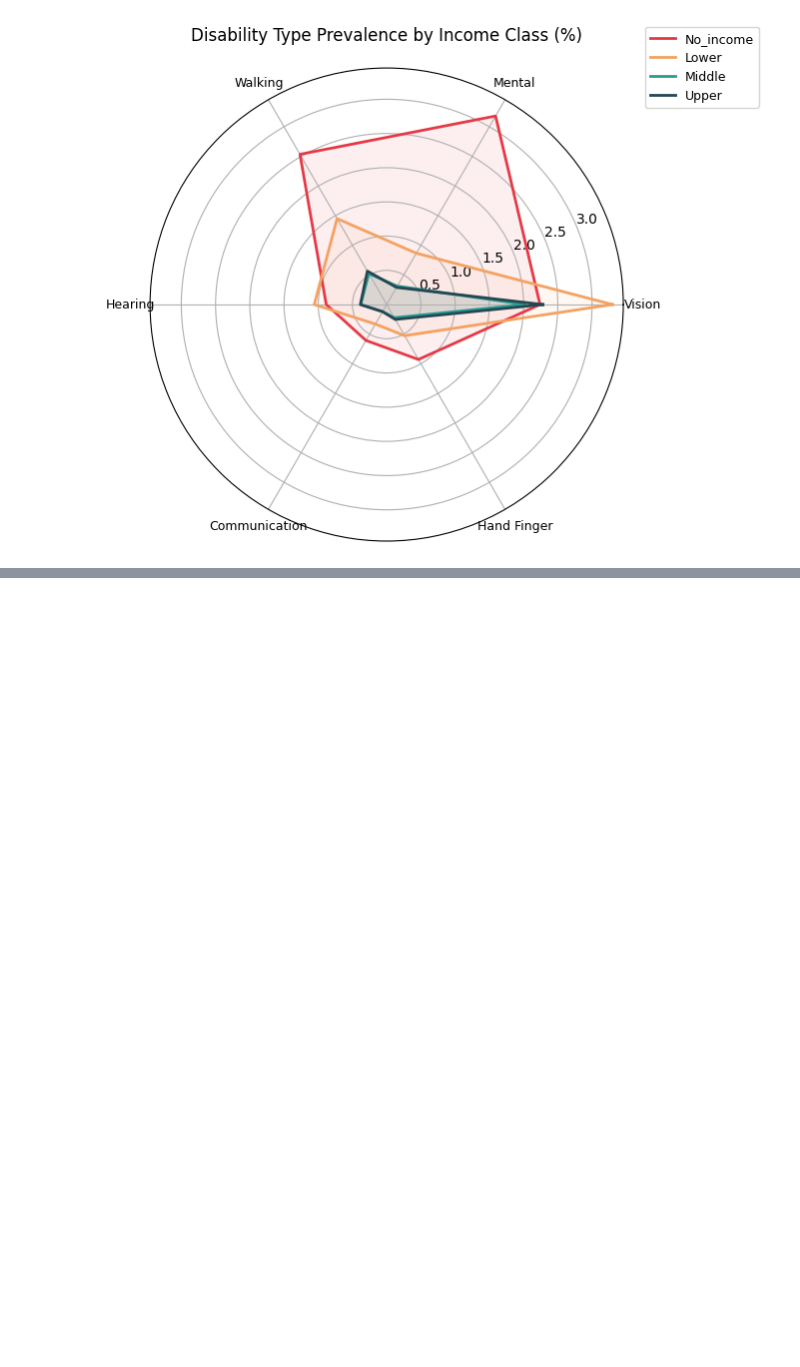
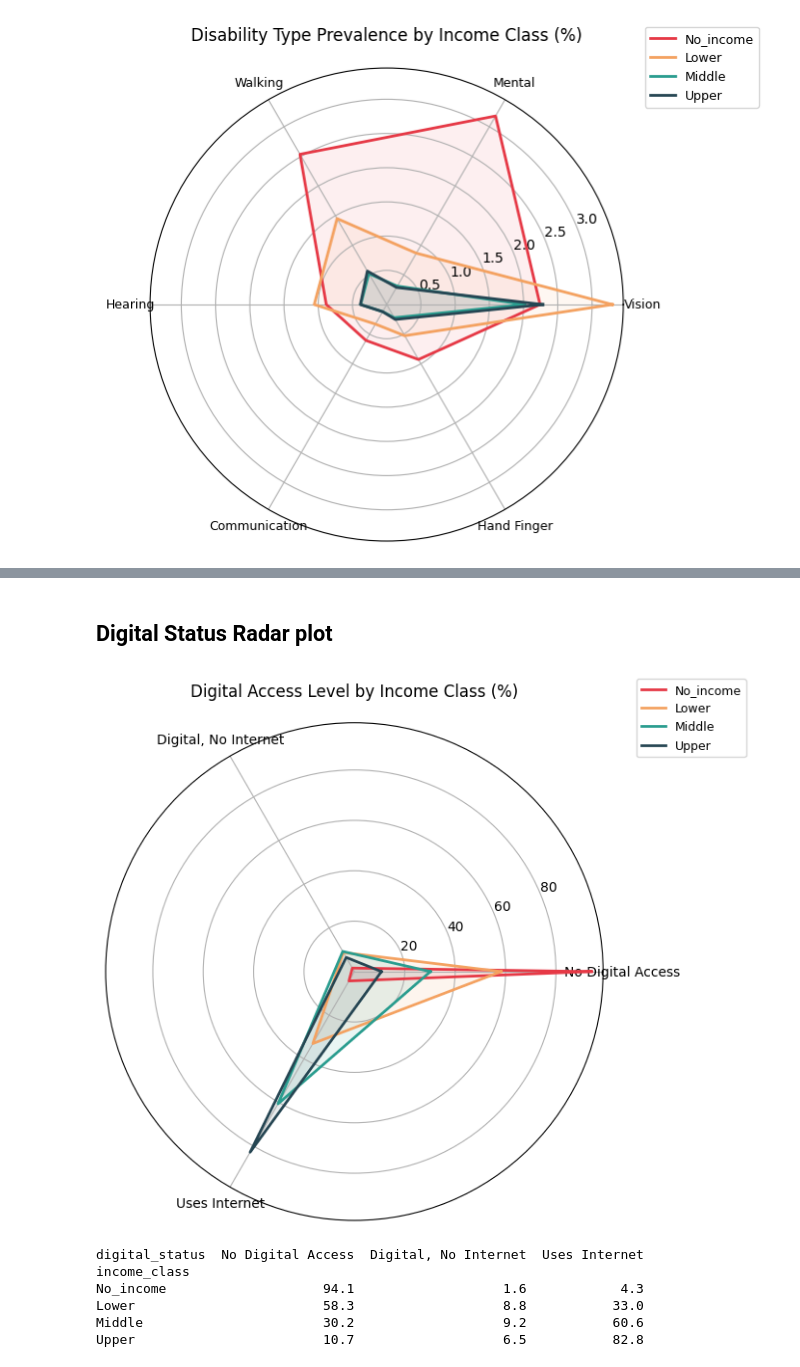
Before and after one commit to Sakhiur2022/Signal, a Jupyter notebook: notebooks/04_modeling/train_deision_tree.ipynb, the cells around one changed output, grey strips where cells are left out. Cells and saved outputs as stored; diff of their text form; code cells hidden in the pictures; blank space fills up the shorter version.

```diff
--- a/notebooks/04_modeling/train_deision_tree.ipynb
+++ b/notebooks/04_modeling/train_deision_tree.ipynb
@@ -551,0 +666,47 @@ plt.show()
+# %% [markdown]
+## Digital Status Radar plot
+# %%
+status_labels = {0: 'No Digital Access', 1: 'Digital, No Internet', 2: 'Uses Internet'}
+
+dist = (
+    dataset.groupby('income_class', observed=True)['digital_status']
+    .value_counts(normalize=True)
+    .unstack()
+    .reindex(columns=[0, 1, 2])
+    .rename(columns=status_labels)
+    * 100
+)
+dist = dist.reindex(['No_income', 'Lower', 'Middle', 'Upper'])
+
+labels = list(status_labels.values())
+n = len(labels)
+angles = np.linspace(0, 2 * np.pi, n, endpoint=False).tolist()
+angles += angles[:1]
+
+fig, ax = plt.subplots(figsize=(7, 7), subplot_kw=dict(polar=True))
+colors = {'No_income': '#E63946', 'Lower': '#F4A261', 'Middle': '#2A9D8F', 'Upper': '#264653'}
+
+for income_class in ['No_income', 'Lower', 'Middle', 'Upper']:
+    values = dist.loc[income_class].tolist()
+    values += values[:1]
+    ax.plot(angles, values, label=income_class, color=colors[income_class], linewidth=2)
+    ax.fill(angles, values, alpha=0.1, color=colors[income_class])
+
+ax.set_xticks(angles[:-1])
+ax.set_xticklabels(labels, fontsize=10)
+ax.set_title('Digital Access Level by Income Class (%)', fontsize=12, pad=20)
+ax.legend(loc='upper right', bbox_to_anchor=(1.3, 1.1), fontsize=9)
+
+plt.tight_layout()
+plt.savefig('digital_status_radar.png', dpi=150)
+plt.show()
+
+print(dist.round(1))
+# %% [output]
+[figure, added]
+digital_status  No Digital Access  Digital, No Internet  Uses Internet
+income_class
+No_income                    94.1                   1.6            4.3
+Lower                        58.3                   8.8           33.0
+Middle                       30.2                   9.2           60.6
+Upper                        10.7                   6.5           82.8
```
Also changed, not shown: parts of 8 cells of this notebook.
